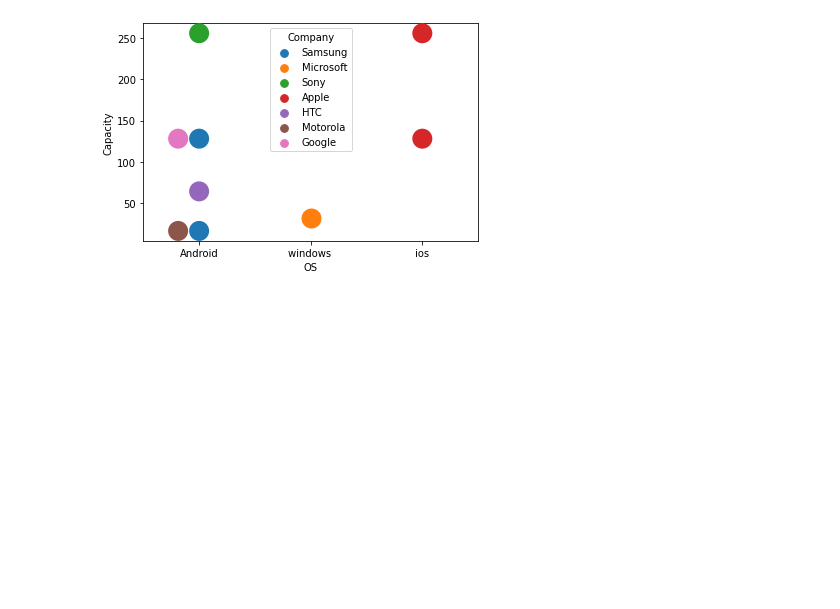
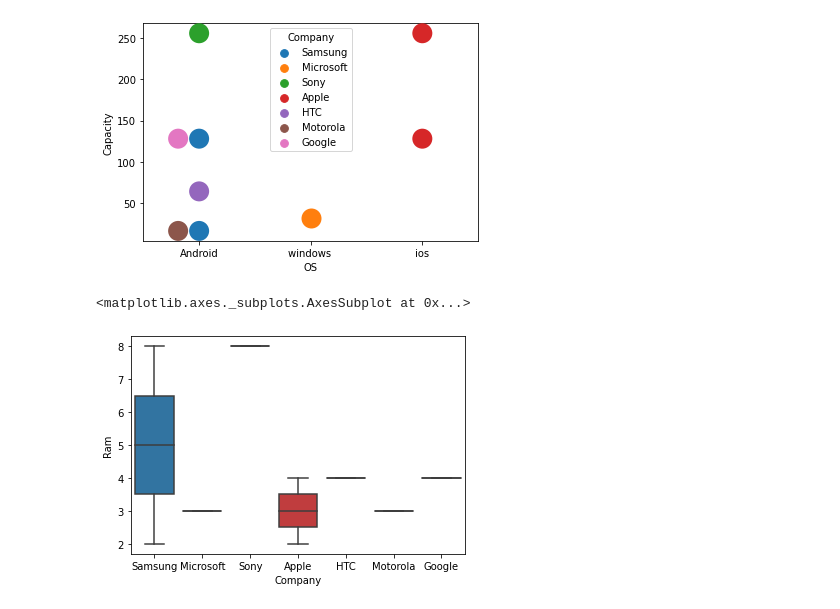
Before and after one commit to HasibullahAman/Data_Visulaization, a Jupyter notebook: Data_Visualization_SecondTry/mathpolitlib.ipynb, the cells around one changed output. Drawn from its saved outputs; the diff is of its cells as text; code cells hidden in the pictures; blank space fills up the shorter version.

```diff
--- a/Data_Visualization_SecondTry/mathpolitlib.ipynb
+++ b/Data_Visualization_SecondTry/mathpolitlib.ipynb
@@ -162,3 +162,8 @@ sb.swarmplot(x='OS',y="Capacity",data = tod,size=20,hue ='Company')
 # %% [output]
 <matplotlib.axes._subplots.AxesSubplot at 0x...>
 [figure]
+# %%
+sb.boxplot(x='Company',y='Ram',data=tod)
+# %% [output]
+<matplotlib.axes._subplots.AxesSubplot at 0x...>
+[figure, added]
```
Also changed, not shown: parts of 2 cells of this notebook.
